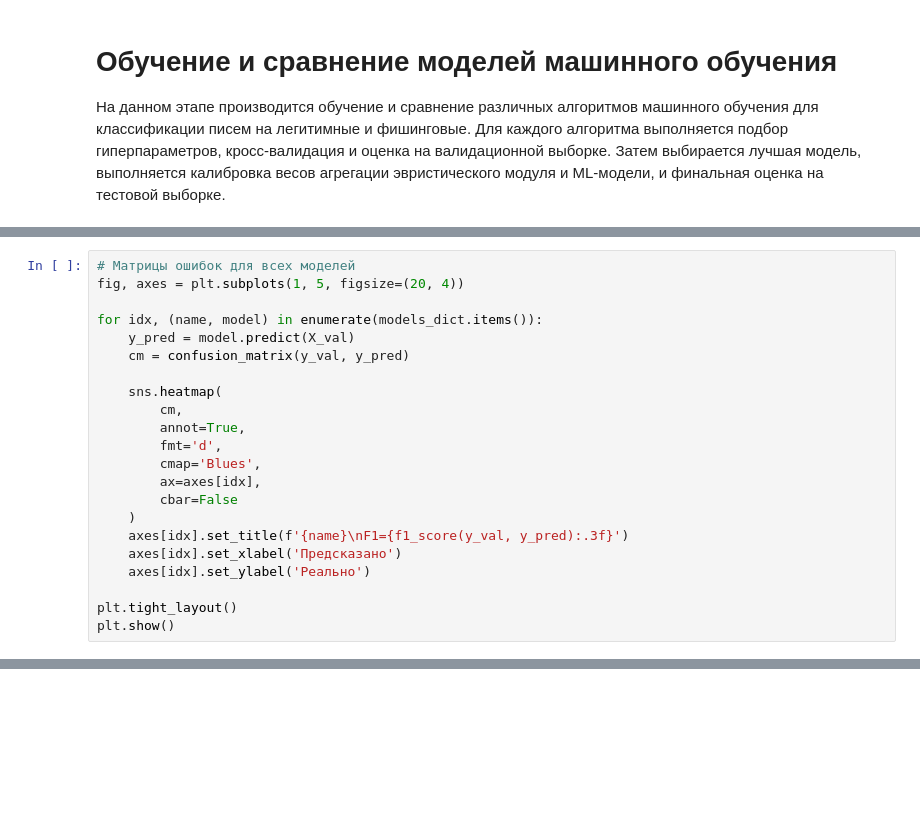
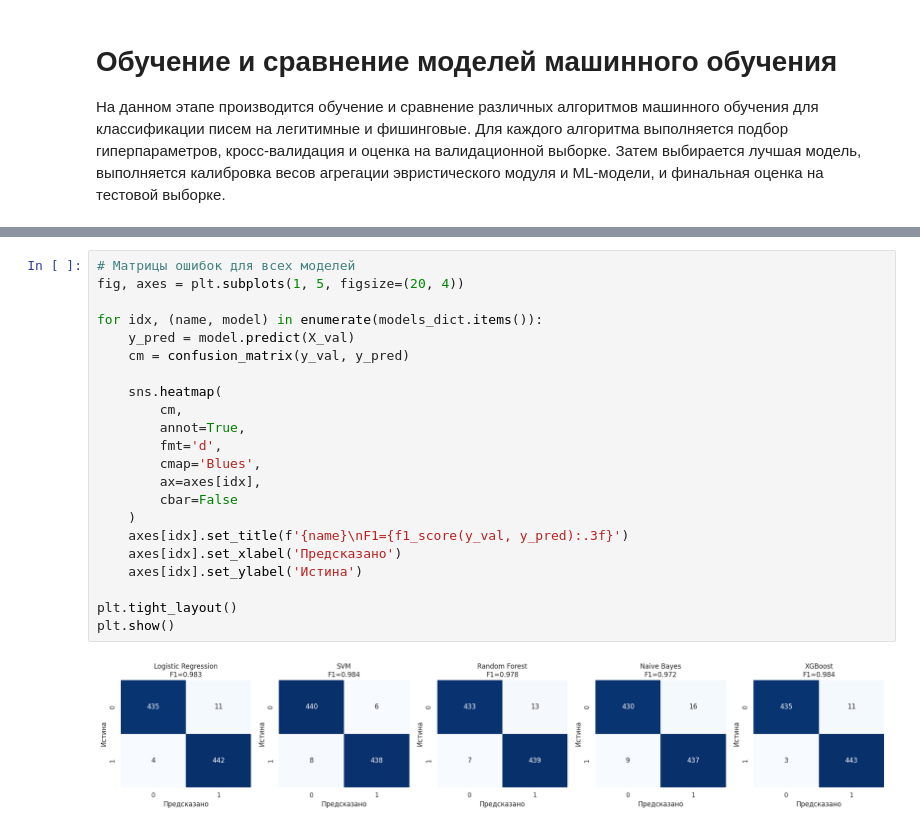
Before and after one commit to avseitsevad/eml-phishing-analyzer, a Jupyter notebook: notebooks/model_training_and_comparison.ipynb, the cells around one changed output, grey strips where cells are left out. Saved outputs shown, nothing was run; the diff lists cells and outputs as text; blank space fills up the shorter version.

```diff
--- a/notebooks/model_training_and_comparison.ipynb
+++ b/notebooks/model_training_and_comparison.ipynb
@@ -421,22 +4,0 @@ display(val_results_df)
-# %%
-# Матрицы ошибок для всех моделей
-fig, axes = plt.subplots(1, 5, figsize=(20, 4))
-
-for idx, (name, model) in enumerate(models_dict.items()):
-    y_pred = model.predict(X_val)
-    cm = confusion_matrix(y_val, y_pred)
-
-    sns.heatmap(
-        cm,
-        annot=True,
-        fmt='d',
-        cmap='Blues',
-        ax=axes[idx],
-        cbar=False
-    )
-    axes[idx].set_title(f'{name}\nF1={f1_score(y_val, y_pred):.3f}')
-    axes[idx].set_xlabel('Предсказано')
-    axes[idx].set_ylabel('Реально')
-
-plt.tight_layout()
-plt.show()
@@ -972,0 +541,24 @@ print("\n✓ Все результаты успешно сохранены!")
+# %%
+# Матрицы ошибок для всех моделей
+fig, axes = plt.subplots(1, 5, figsize=(20, 4))
+
+for idx, (name, model) in enumerate(models_dict.items()):
+    y_pred = model.predict(X_val)
+    cm = confusion_matrix(y_val, y_pred)
+
+    sns.heatmap(
+        cm,
+        annot=True,
+        fmt='d',
+        cmap='Blues',
+        ax=axes[idx],
+        cbar=False
+    )
+    axes[idx].set_title(f'{name}\nF1={f1_score(y_val, y_pred):.3f}')
+    axes[idx].set_xlabel('Предсказано')
+    axes[idx].set_ylabel('Истина')
+
+plt.tight_layout()
+plt.show()
+# %% [output]
+[figure, added]
```
Also changed, not shown: parts of 79 cells of this notebook, 21 other files.
